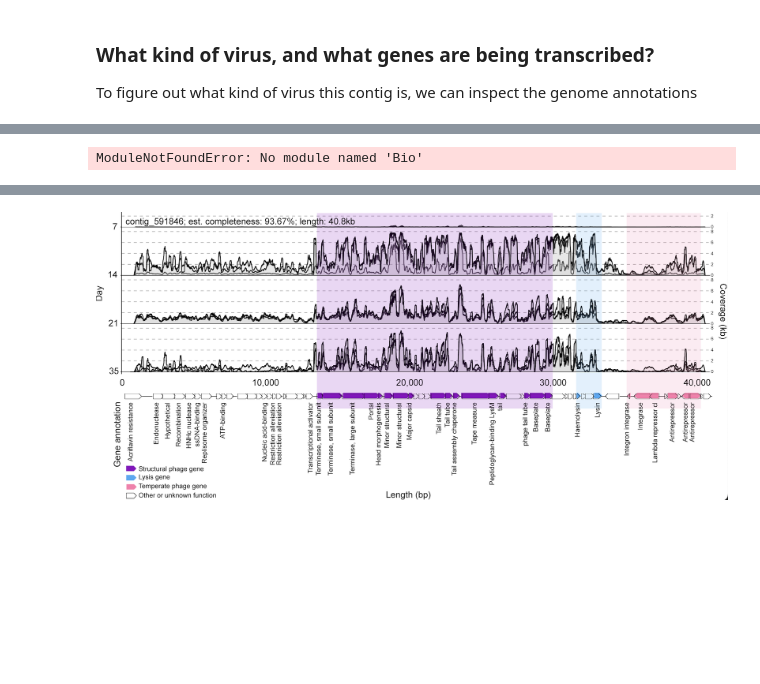
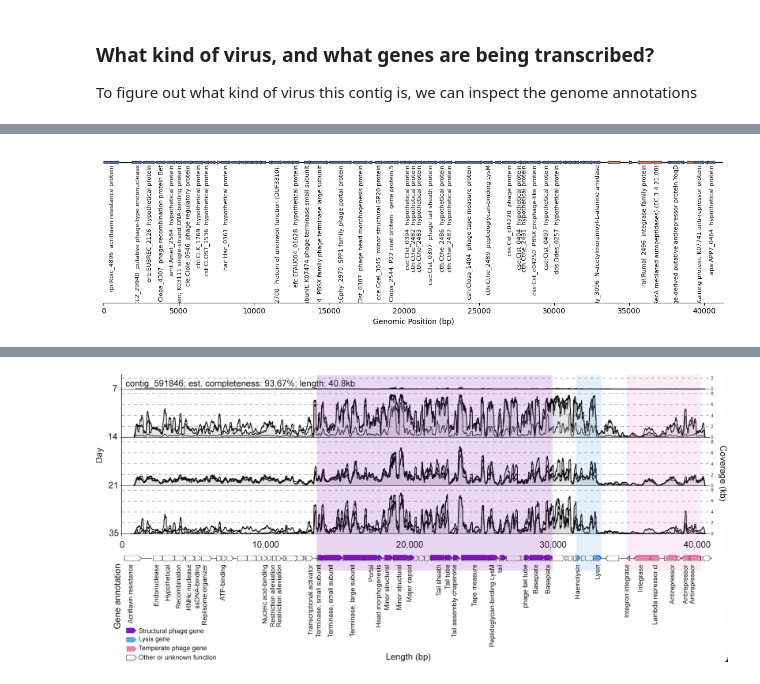
Before and after one commit to jamesriddellv/2026-Viromics-Practicals, a Jupyter notebook: day3_Bioreactor_viruses_deep_dive_host_prediction.ipynb, the cells around one changed output, grey strips where cells are left out. Saved outputs shown, nothing was run; the diff lists cells and outputs as text; code cells hidden in the pictures; blank space fills up the shorter version.

Commit message:
updated annotation

```diff
--- a/day3_Bioreactor_viruses_deep_dive_host_prediction.ipynb
+++ b/day3_Bioreactor_viruses_deep_dive_host_prediction.ipynb
@@ -227,3 +235,12 @@ Since this is potentially the major finding we want to report in the study, we w
 # %% [markdown]
 ### What kind of virus, and what genes are being transcribed?
 To figure out what kind of virus this contig is, we can inspect the genome annotations
+# %%
+# Load the intermediate CSV file
+
+# DRAMv output with additional columns from genomad annotations
+# and a concatenated column of all annotations for each gene from each database.
+file_name = "contig_591846_annotations.tsv"
+path = '/'.join([data_dir, file_name])
+df_genes = pd.read_csv(path, sep='\t')
+df_genes.head()
@@ -230,36 +276,64 @@ To figure out what kind of virus this contig is, we can inspect the genome annot
 # %%
-# Load the intermediate CSV file
-df_genes = pd.read_csv("contig_591846_annotations.tsv", sep='\t')
-genome_length = df_genes["end"].max() + 500  # Expand buffer slightly
 
-fig, ax = plt.subplots(figsize=(12, 2.5))
+import matplotlib.patches as patches
+
+# --- Choose which functional annotation database to label with ---
+# Database options:
+# "kegg_hit", "viral_hit", "peptidase_hit", "cazy_best_hit", "vogdb_hits"
+# "annotation_description" (genomad)
+# "concat_annotations" (all annotations per-gene concatenated into one string)
+label_col = "kegg_hit"  #
+
+genome_length = df_genes["end_position"].max() + 500  # Expand buffer slightly
+
+fig, ax = plt.subplots(figsize=(12, 3.5))  # Increased height slightly for vertical labels
 
 for _, row in df_genes.iterrows():
-    start, end, strand = row["start"], row["end"], row["strand"]
+    start, end, strand = row["start_position"], row["end_position"], row["strandedness"]
     length = end - start
     color = "#4C72B0" if strand in ["+", 1] else "#DD8452"
     head_len = min(length * 0.25, 200)
 
     dx = length if strand in ["+", 1] else -length
     x_start = start if strand in ["+", 1] else end
 
+    # 1. Draw Arrow
     arrow = patches.FancyArrow(
         x_start, 0, dx, 0,
         width=0.3, head_width=0.5, head_length=head_len,
         length_includes_head=True, color=color, ec="black", linewidth=0.5
     )
     ax.add_patch(arrow)
 
+    # 2. Add Label Below (if column exists and value isn't empty/NaN)
+    if label_col in row and pd.notna(row[label_col]):
+        label_text = str(row[label_col])
+        midpoint = start + (length / 2)  # Center text relative to the gene
+
+        ax.text(
+            x=midpoint,
+            y=-0.35,  # Placed just below the arrow track
+            s=label_text,
+            rotation=90,
+            ha="center",  # Horizontal center aligned with gene midpoint
+            va="top",  # Top of the text anchored at y=-0.35 (grows downwards)
+            fontsize=8,
+            clip_on=True  # Keeps labels within plot bounds
+        )
+
+# Baseline genome track
 ax.plot([0, genome_length], [0, 0], color="black", linewidth=1, zorder=0)
+
+# Styling
 ax.set_xlim(0, genome_length)
-ax.set_ylim(-1, 1)
+ax.set_ylim(-20.0, 1)  # Expanded y-lower limit to give vertical text room to fit
 ax.set_yticks([])
 ax.set_xlabel("Genomic Position (bp)")
 ax.spines["top"].set_visible(False)
 ax.spines["right"].set_visible(False)
 ax.spines["left"].set_visible(False)
 
 plt.tight_layout()
 plt.show()
 # %% [output]
-ModuleNotFoundError: No module named 'Bio'
+[figure, added]
```
Also changed, not shown: parts of 11 cells of this notebook.
